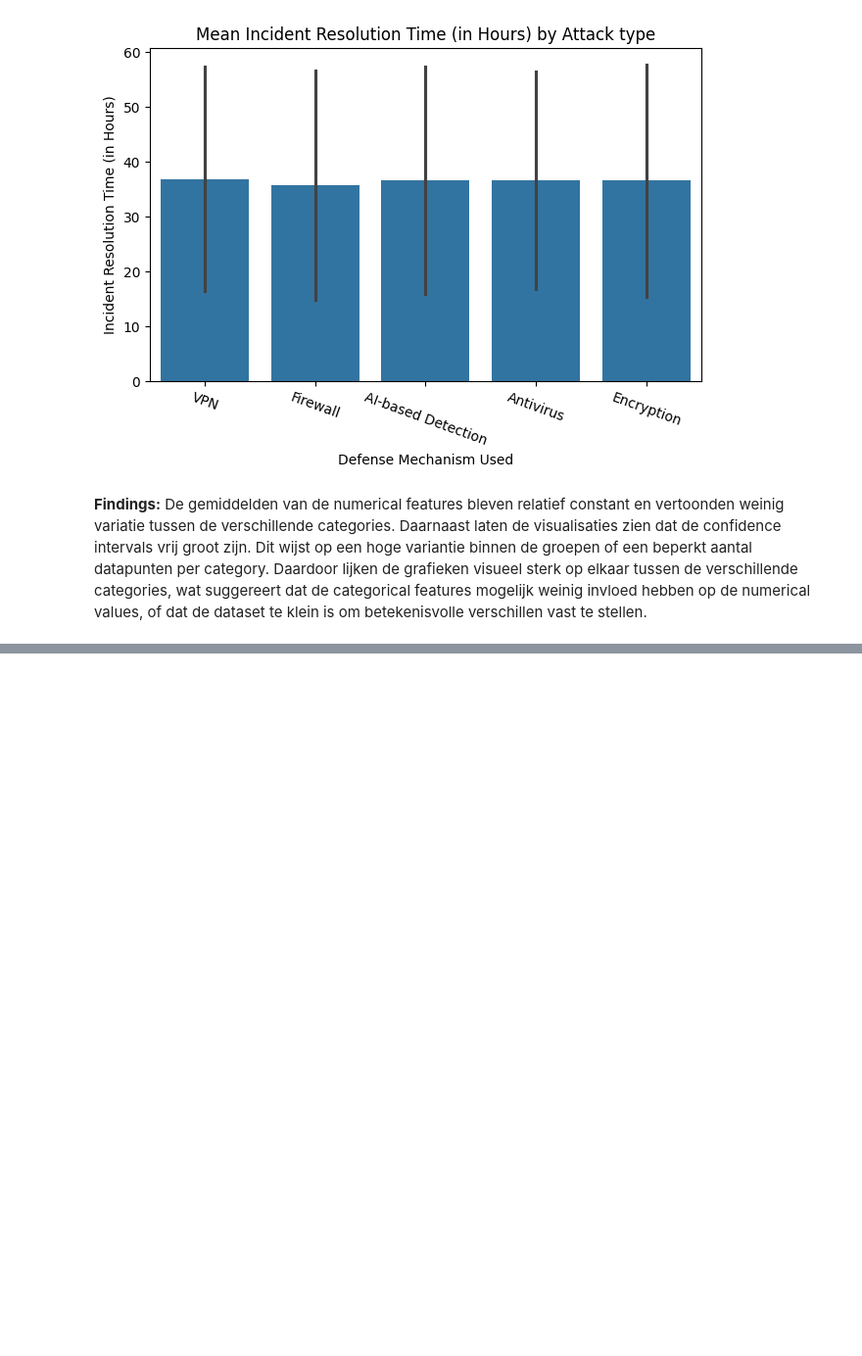
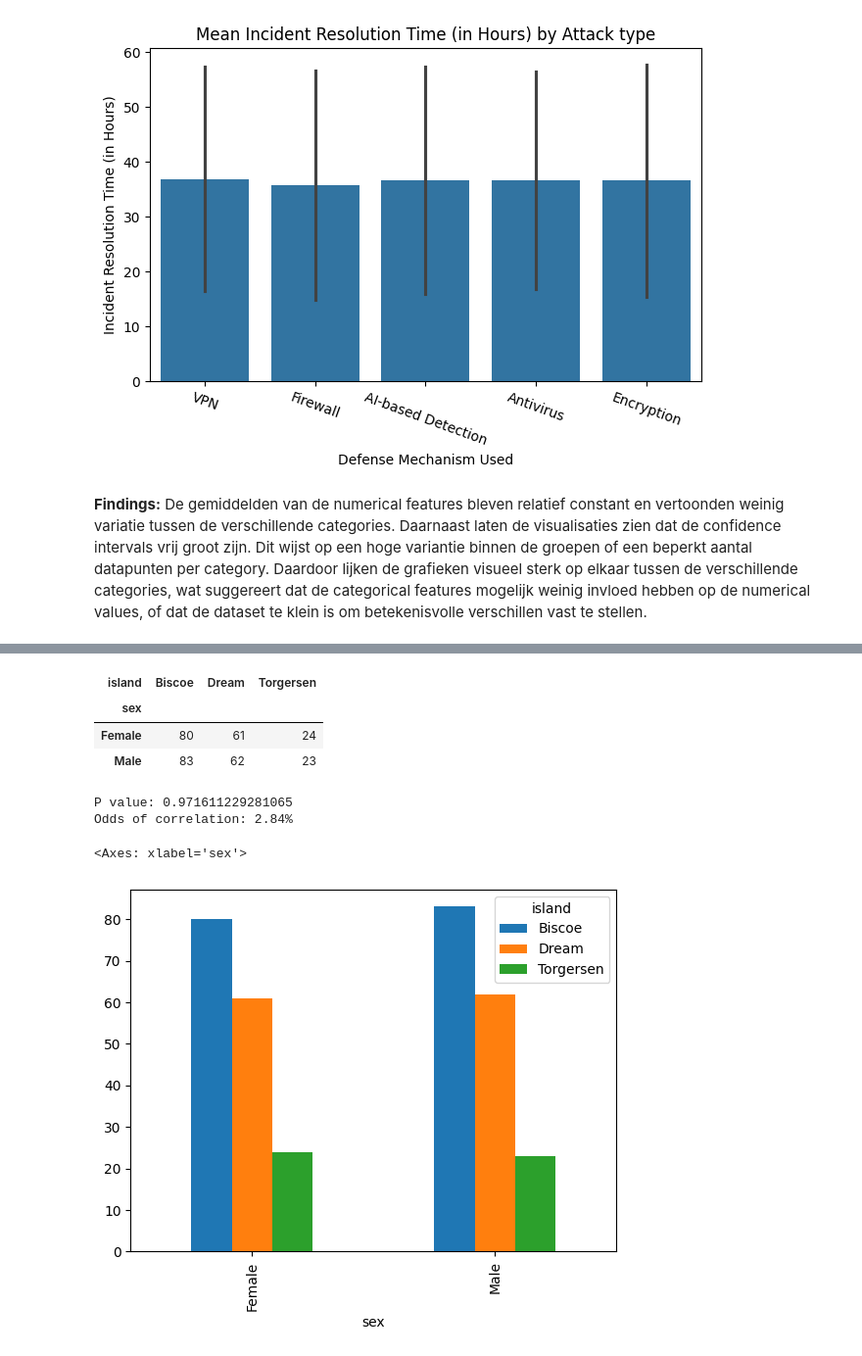
Before and after one commit to Vitja-Nosa/B1.4-lu2-notebooks, a Jupyter notebook: notebook_01.ipynb, the cells around one changed output, grey strips where cells are left out. Shown at 98% size. Drawn from its saved outputs; the diff is of its cells as text; code cells hidden in the pictures; blank space fills up the shorter version.

```diff
--- a/notebook_01.ipynb
+++ b/notebook_01.ipynb
@@ -564,0 +602,20 @@ for col in numeric_cols:
+# %%
+contingency_table = pd.crosstab(penguins['sex'], penguins['island'])
+
+chi2 = chi2_contingency(contingency_table)
+
+
+display(contingency_table)
+print(f"P value: {chi2[1]}")
+print(f"Odds of correlation: {round((1 -chi2[1])*100, 2)}%")
+
+display(contingency_table.plot(kind='bar'))
+# %% [output]
+| island | Biscoe | Dream | Torgersen |
+| sex |  |  |  |
+| Female | 80 | 61 | 24 |
+| Male | 83 | 62 | 23 |
+P value: 0.971611229281065
+Odds of correlation: 2.84%
+<Axes: xlabel='sex'>
+[figure, added]
```
Also changed, not shown: parts of 9 cells of this notebook.
